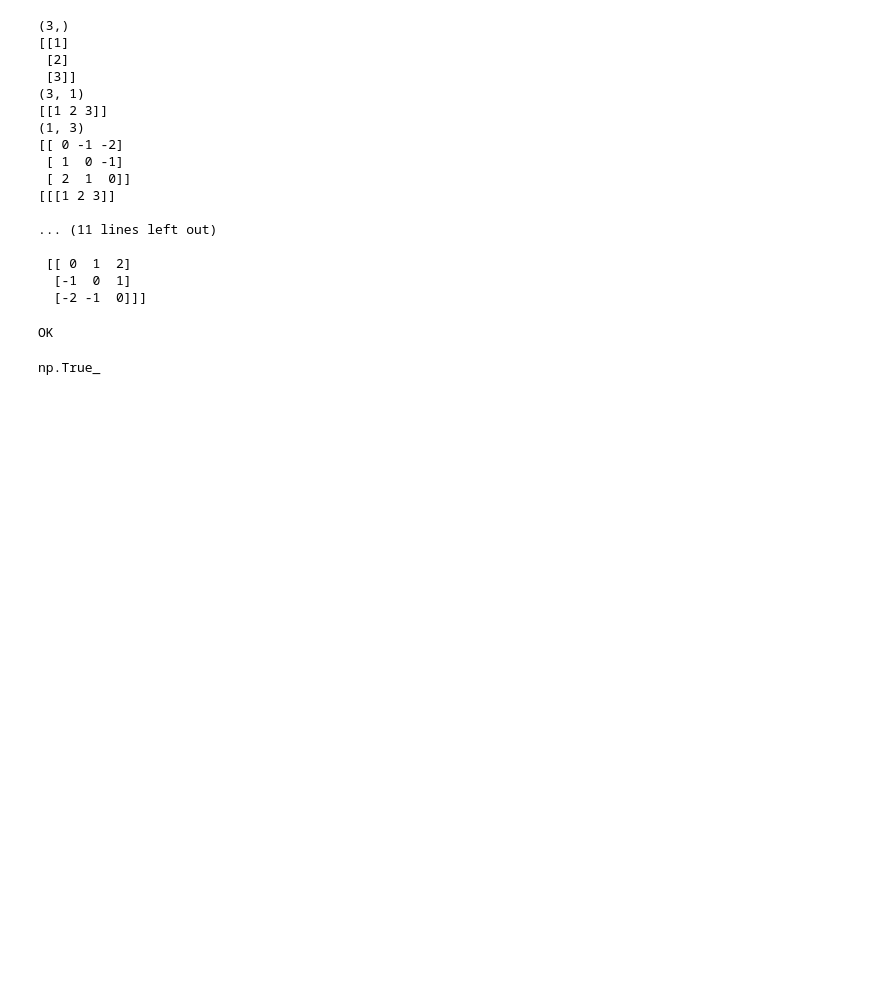
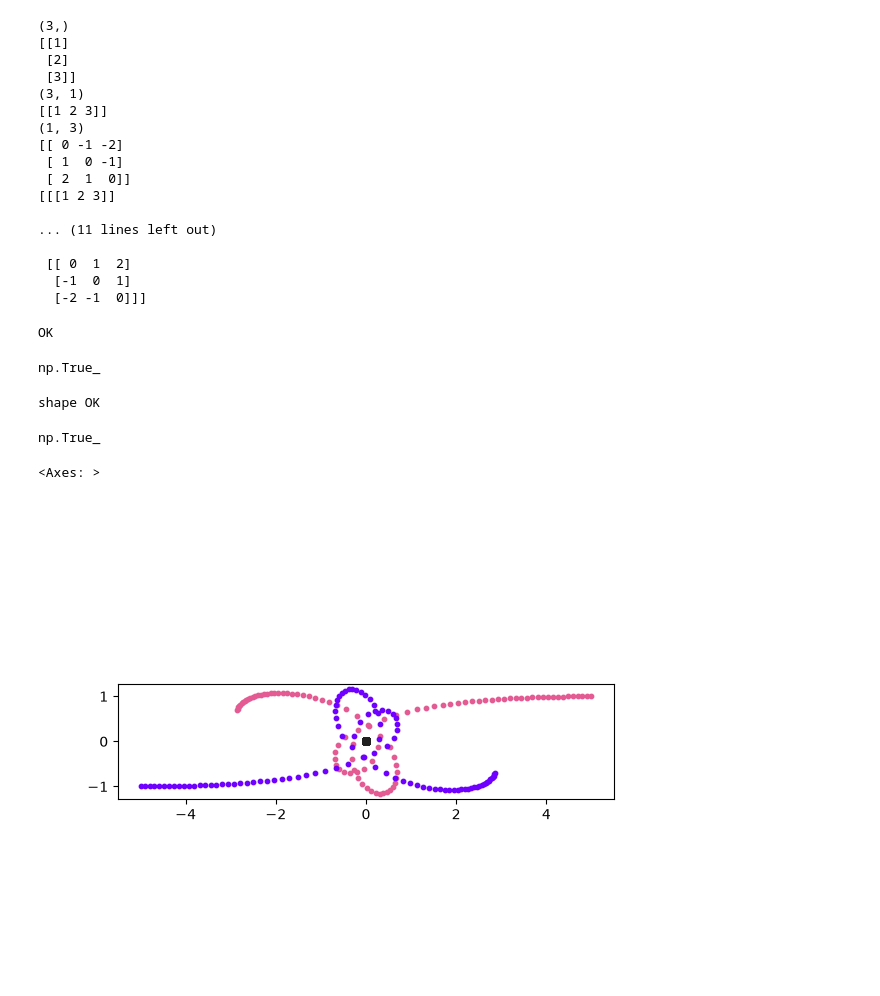
Before and after one commit to alfredmarchon-rgb/TP-3-nbody-problem, a Jupyter notebook: tp.ipynb, the cells around one changed output. Cells and saved outputs as stored; diff of their text form; code cells hidden in the pictures; blank space fills up the shorter version.

```diff
--- a/tp.ipynb
+++ b/tp.ipynb
@@ -155,3 +155,62 @@ np.all(np.isclose(f, np.array([
    [ 0.        , -0.02451452,  0.02451452]])))
 # %% [output]
 np.True_
+# %%
+# Le simulateur
+
+def simulate(masses,positions,speeds,dt=0.1,nb_steps=100):
+
+    #On créée le tableau vide grâce à positions
+    dim, N = positions.shape
+    resultat = np.empty((nb_steps, dim, N))
+
+    #On rentre la position initiale
+    resultat[0] = positions
+
+    #On construit une boucle qui calcule à partir des forces
+    #l'accélération puis à partir de celle ci la vitesse
+    #et cette vitesse nous donne la prochaine position
+    for k in range(1,nb_steps):
+
+        F = forces(masses, positions)
+
+        #comme masse fait du (N,) alors numpy
+        #le lit en (1,N) puis pour l'aligner avec (2,N)
+        #numpy transforme le (1,N) en (2,N)
+        acceleration = F / masses
+
+        speeds = speeds + acceleration * dt
+        positions = positions + speeds * dt
+
+        resultat[k] = positions
+
+    return resultat
+
+
+
+
+# pour tester
+
+SMALL_STEPS = 4
+
+s = simulate(masses, positions, speeds, nb_steps=SMALL_STEPS)
+
+try:
+    if s.shape == (SMALL_STEPS, 2, 3):
+        print("shape OK")
+except Exception as exc:
+    print(f"OOPS {type(exc)} {exc}")
+
+
+# pour tester: should be true
+
+
+positions1 = s[1]
+
+np.all(np.isclose(positions1, np.array([
+    [ 0.        ,  4.89877427, -4.89877427],
+    [ 0.        ,  0.99975485, -0.99975485]
+])))
+# %% [output]
+shape OK
+np.True_
@@ -157,0 +250,16 @@ np.True_
+# %%
+# Un jeu de couleurs
+
+colors3 = np.array([
+    [32, 32, 32],
+    (228, 90, 146),
+    (111, 0, 255),
+]) / 255
+# %%
+# On assemble tout
+
+masses, positions, speeds = init3()
+draw(simulate(masses, positions, speeds), masses, colors3)
+# %% [output]
+<Axes: >
+[figure, added]
```
Also changed, not shown: parts of 2 cells of this notebook, 1 other file.
